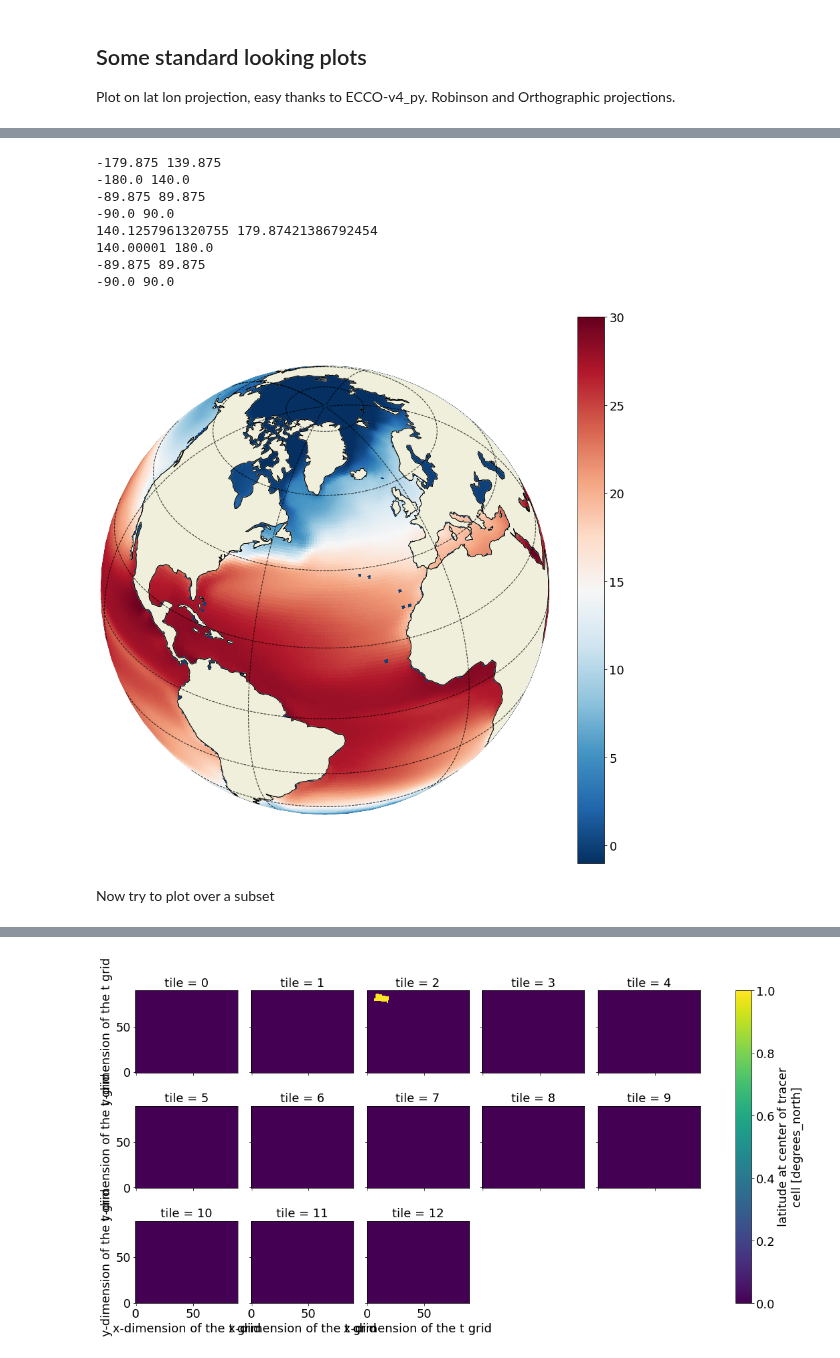
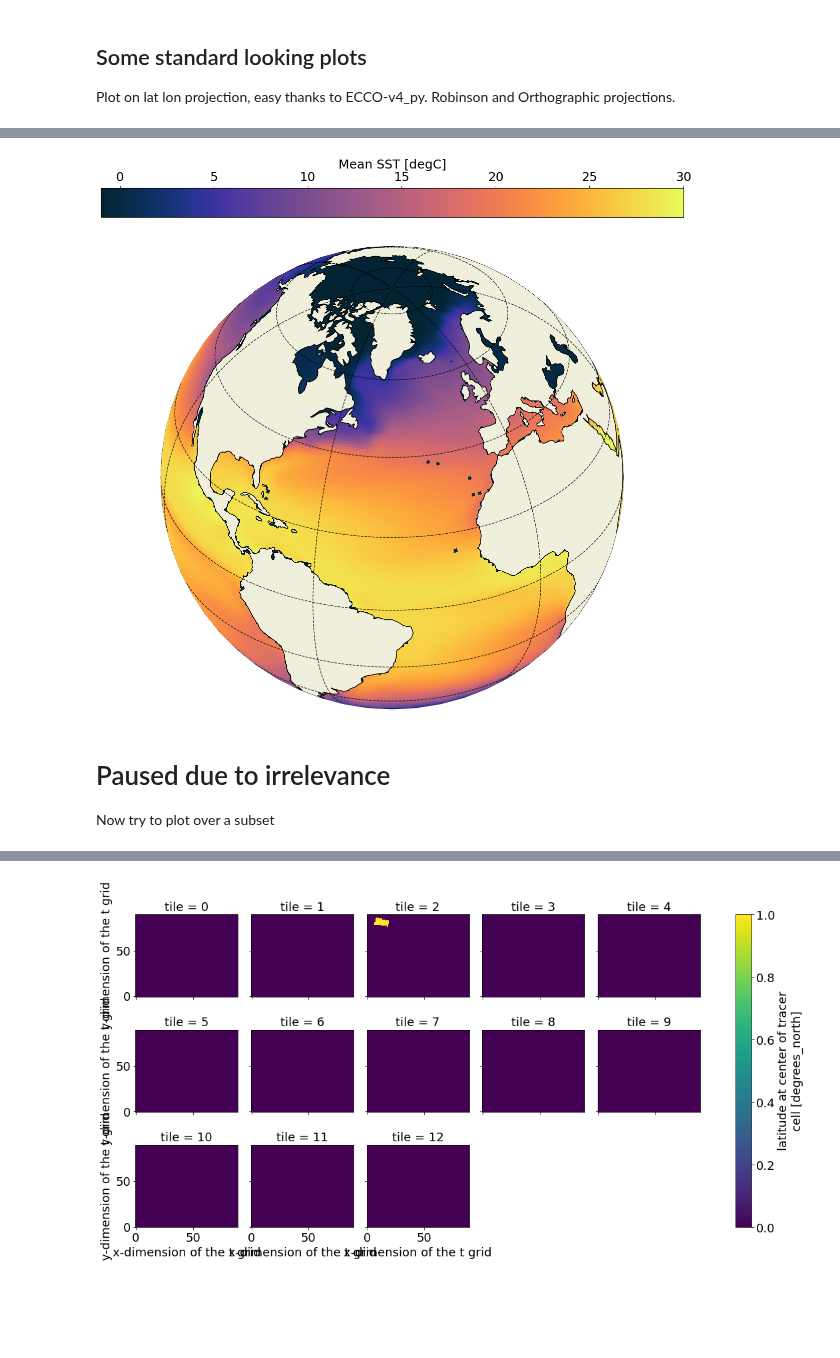
Before and after one commit to IvanaEscobar/sandbox, a Jupyter notebook: sandbox/bin/notebooks/eccov4r4_plots_TUTORIAL.ipynb, the cells around one changed output, grey strips where cells are left out. Saved outputs shown, nothing was run; the diff lists cells and outputs as text; code cells hidden in the pictures; blank space fills up the shorter version.

Commit message:
cmocean + colorbar location in ecco

```diff
--- a/sandbox/bin/notebooks/eccov4r4_plots_TUTORIAL.ipynb
+++ b/sandbox/bin/notebooks/eccov4r4_plots_TUTORIAL.ipynb
@@ -145,23 +141,21 @@ ecco.plot_proj_to_latlon_grid(ds.XC,ds.YC,sst,
 # %%
-plt.rcParams.update({'figure.figsize':(15,15),'font.size':18})
+plt.rcParams.update({'figure.figsize':[15,15],'font.size':18})
+
 ecco.plot_proj_to_latlon_grid(ds.XC,ds.YC,sst,
-                              show_colorbar=True,#cmap='YlOrRd',
+                              show_colorbar=True, cmap=cmo.thermal,
+                              colorbar_label=f'Mean SST [{ds.THETA.attrs["units"]}]',
+                              colorbar_location='top',
                               projection_type='ortho',
                               cmin=-1,cmax=30,
                               user_lon_0=-40,
                               user_lat_0=35 );
-#plt.savefig('../img/eccov4r4-SST-ortho.png')
+
+plt.savefig('eccov4r4-SST-ortho.png', bbox_inches="tight")
 # %% [output]
--179.875 139.875
--180.0 140.0
--89.875 89.875
--90.0 90.0
-140.1257961320755 179.87421386792454
-140.00001 180.0
--89.875 89.875
--90.0 90.0
-[figure, old version]
+[figure, new version]
 # %% [markdown]
+# Paused due to irrelevance
+
 Now try to plot over a subset
 # %%
 # Get array of 1's at range of latitude and longitudes
```
Also changed, not shown: parts of 9 cells of this notebook.
